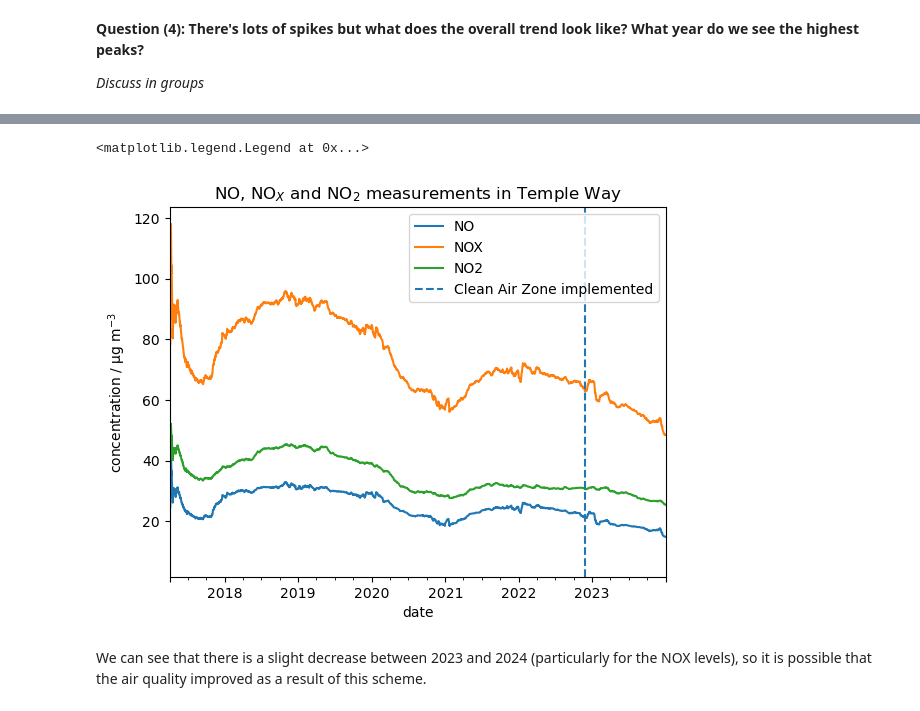
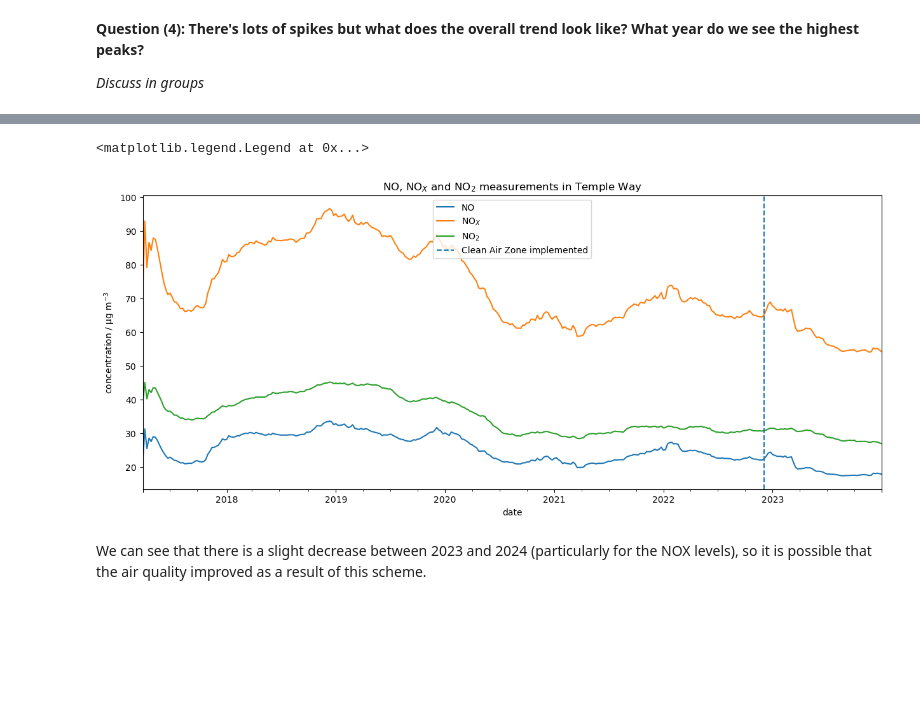
Before and after one commit to bri-sc/demo-sci-comp, a Jupyter notebook: 01_Demo_Scientific_Computing_v2.ipynb, the cells around one changed output, grey strips where cells are left out. Cells and saved outputs as stored; diff of their text form; code cells hidden in the pictures; blank space fills up the shorter version.

```diff
--- a/01_Demo_Scientific_Computing_v2.ipynb
+++ b/01_Demo_Scientific_Computing_v2.ipynb
@@ -198,15 +199,20 @@ In this case we can find the rolling average for `data_temple_way` using a windo
-# %%
-data_temple_way.sort_index(inplace = True)
-data_temple_way_rolling_average = data_temple_way.rolling("365D", min_periods = 7).mean()
-data_temple_way_rolling_average[data_temple_way_rolling_average.index > "2017-04-01"].plot()
-plt.xlabel("date")
-plt.ylabel("concentration / µg m$^{-3}$")
-plt.title("NO, NO$_X$ and NO$_2$ measurements in Temple Way")
-plt.axvline(x="2022-11-28", linestyle='--', label = "Clean Air Zone implemented")
-plt.legend()
-# %% [output]
-<matplotlib.legend.Legend at 0x...>
-[figure, removed]
+# %%
+daily_avg = data_temple_way.resample("W").mean()
+data_temple_way_rolling_average = daily_avg.rolling(window = 60, min_periods = 1).mean()
+data_temple_way_rolling_average.plot(figsize = (15, 6))
+plt.xlabel("date")
+plt.ylabel("concentration / µg m$^{-3}$")
+plt.title("NO, NO$_X$ and NO$_2$ measurements in Temple Way")
+plt.axvline(x="2022-11-28", linestyle='--', label = "Clean Air Zone implemented")
+plt.legend([
+    r'NO',
+    r'NO$_{X}$',
+    r'NO$_{2}$',
+    "Clean Air Zone implemented"],
+    loc='upper center')
+# %% [output]
+<matplotlib.legend.Legend at 0x...>
+[figure, added]
 # %% [markdown]
 We can see that there is a slight decrease between 2023 and 2024 (particularly for the NOX levels), so it is possible that the air quality improved as a result of this scheme.
 # %% [markdown]
```
Also changed, not shown: parts of 105 cells of this notebook, 1 other file.
